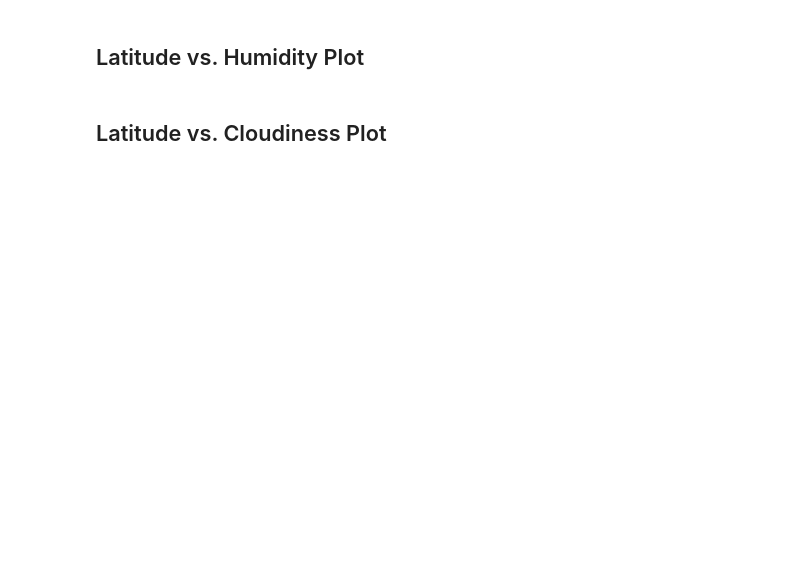
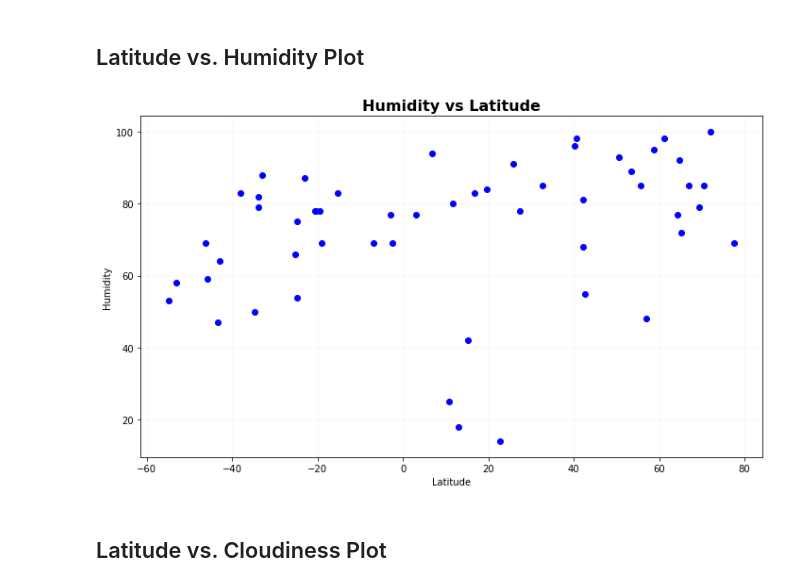
Before and after one commit to bekhemhorne/SMU_HOMEWORK09, a Jupyter notebook: 06-Python-APIs/Submissions/starter_code/WeatherPy-BH.ipynb, the cells around one changed output. Drawn from its saved outputs; the diff is of its cells as text; code cells hidden in the pictures; blank space fills up the shorter version.

```diff
--- a/06-Python-APIs/Submissions/starter_code/WeatherPy-BH.ipynb
+++ b/06-Python-APIs/Submissions/starter_code/WeatherPy-BH.ipynb
@@ -312,4 +390,21 @@ Skip this step if there are no cities that have humidity > 100%.
 # %% [markdown]
 ## Latitude vs. Humidity Plot
+# %%
+#Scatter plot
+plt.figure(figsize=(10,6))
+
+plt.scatter(df2.Latitude, df2.Humidity, color="Blue")
+
+plt.title("Humidity vs Latitude", fontweight="bold", fontsize=16)
+plt.xlabel("Latitude")
+plt.ylabel("Humidity")
+
+plt.grid(axis="both", alpha=0.1)
+
+plt.tight_layout()
+plt.savefig("tempvhum.png")
+plt.show()
+# %% [output]
+[figure, added]
 # %% [markdown]
 ## Latitude vs. Cloudiness Plot
```
Also changed, not shown: parts of 24 cells of this notebook, 12 other files.
